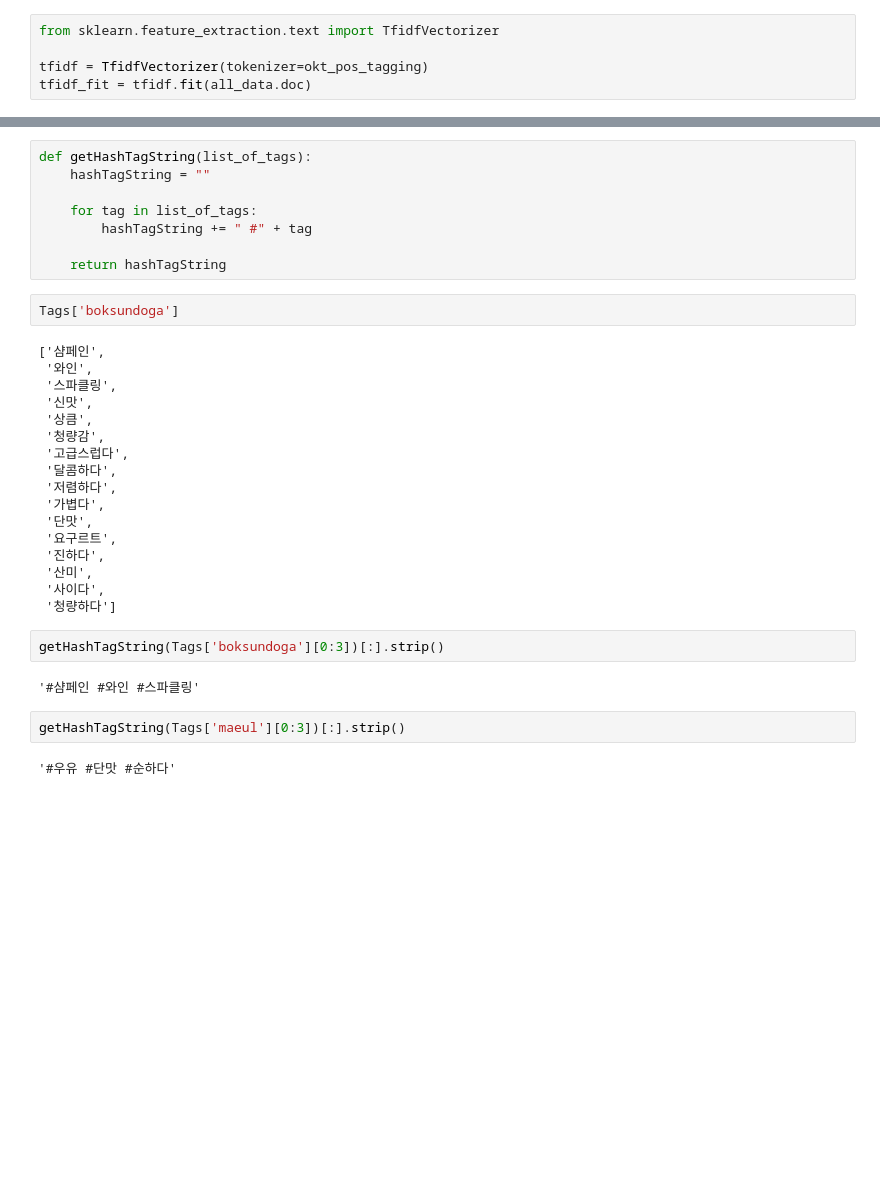
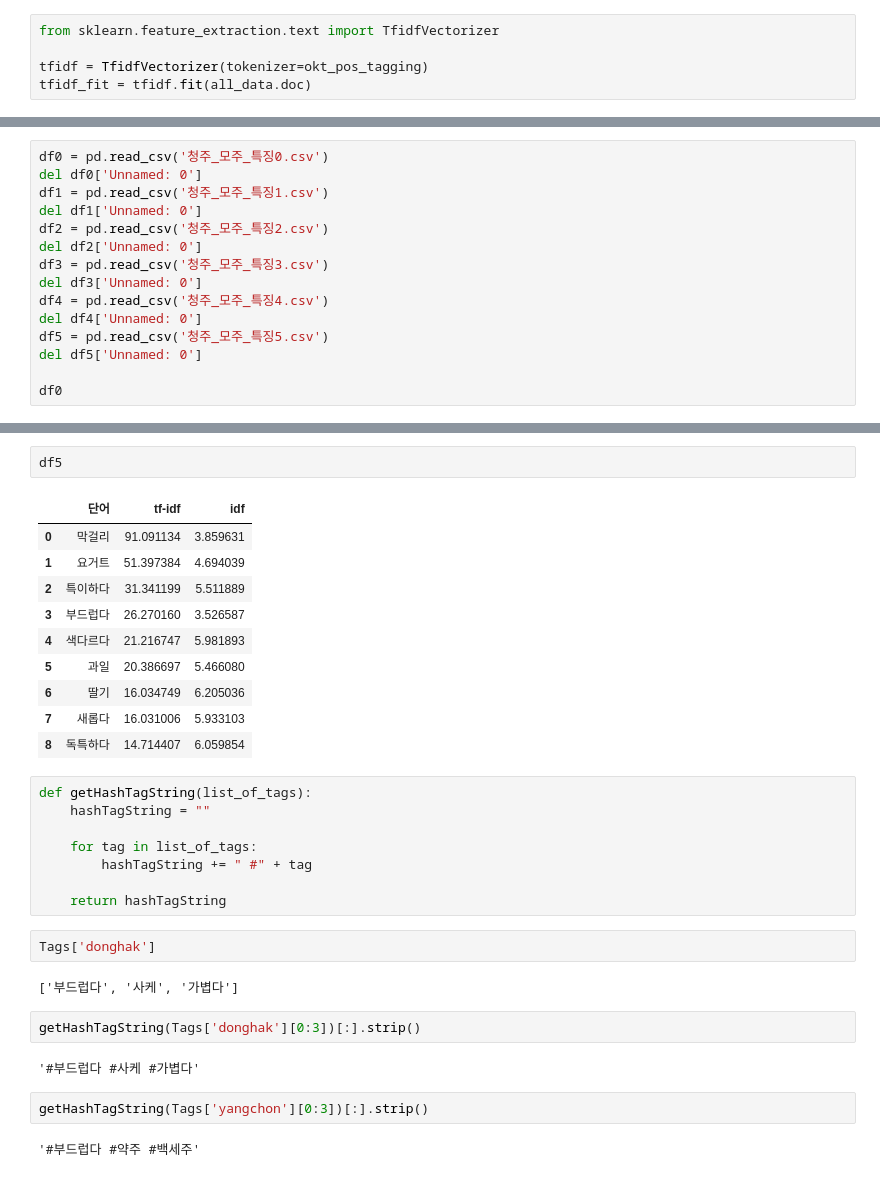
Before and after one commit to JJongSSu/Study, a Jupyter notebook: Teamproject/second/hashtag/해시태그.ipynb, the cells around one changed output, grey strips where cells are left out. Drawn from its saved outputs; the diff is of its cells as text; blank space fills up the shorter version.

```diff
--- a/Teamproject/second/hashtag/해시태그.ipynb
+++ b/Teamproject/second/hashtag/해시태그.ipynb
@@ -221,0 +182,15 @@ df2
+# %%
+df0 = pd.read_csv('청주_모주_특징0.csv')
+del df0['Unnamed: 0']
+df1 = pd.read_csv('청주_모주_특징1.csv')
+del df1['Unnamed: 0']
+df2 = pd.read_csv('청주_모주_특징2.csv')
+del df2['Unnamed: 0']
+df3 = pd.read_csv('청주_모주_특징3.csv')
+del df3['Unnamed: 0']
+df4 = pd.read_csv('청주_모주_특징4.csv')
+del df4['Unnamed: 0']
+df5 = pd.read_csv('청주_모주_특징5.csv')
+del df5['Unnamed: 0']
+
+df0
@@ -222,3 +235,16 @@ df2
+# %%
+df5
+# %% [output]
+|  | 단어 | tf-idf | idf |
+| 0 | 막걸리 | 91.091134 | 3.859631 |
+| 1 | 요거트 | 51.397384 | 4.694039 |
+| 2 | 특이하다 | 31.341199 | 5.511889 |
+| 3 | 부드럽다 | 26.270160 | 3.526587 |
+| 4 | 색다르다 | 21.216747 | 5.981893 |
+| 5 | 과일 | 20.386697 | 5.466080 |
+| 6 | 딸기 | 16.034749 | 6.205036 |
+| 7 | 새롭다 | 16.031006 | 5.933103 |
+| 8 | 독특하다 | 14.714407 | 6.059854 |
 # %%
 def getHashTagString(list_of_tags):
 	hashTagString = ""
@@ -228,30 +254,15 @@ def getHashTagString(list_of_tags):
 
 	return hashTagString
 # %%
-Tags['boksundoga']
+Tags['donghak']
 # %% [output]
-['샴페인',
- '와인',
- '스파클링',
- '신맛',
- '상큼',
- '청량감',
- '고급스럽다',
- '달콤하다',
- '저렴하다',
- '가볍다',
- '단맛',
- '요구르트',
- '진하다',
- '산미',
- '사이다',
- '청량하다']
+['부드럽다', '사케', '가볍다']
 # %%
-getHashTagString(Tags['boksundoga'][0:3])[:].strip()
+getHashTagString(Tags['donghak'][0:3])[:].strip()
 # %% [output]
-'#샴페인 #와인 #스파클링'
+'#부드럽다 #사케 #가볍다'
 # %%
-getHashTagString(Tags['maeul'][0:3])[:].strip()
+getHashTagString(Tags['yangchon'][0:3])[:].strip()
 # %% [output]
-'#우유 #단맛 #순하다'
+'#부드럽다 #약주 #백세주'
 # %%
```
Also changed, not shown: parts of 21 cells of this notebook, 31 other files.
